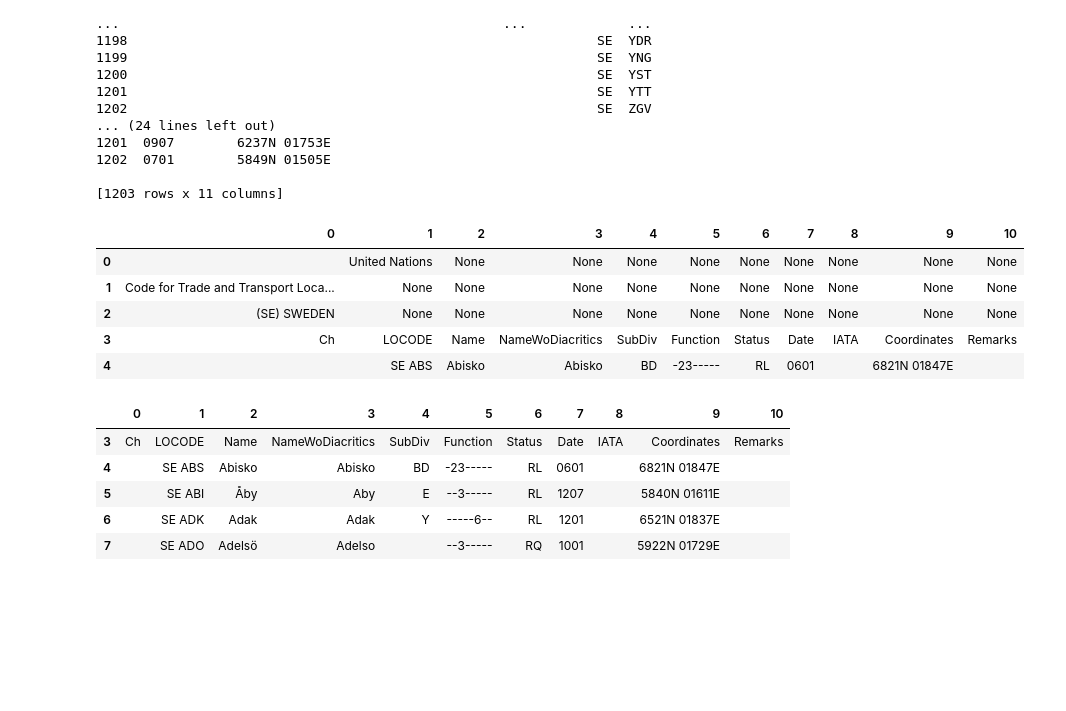
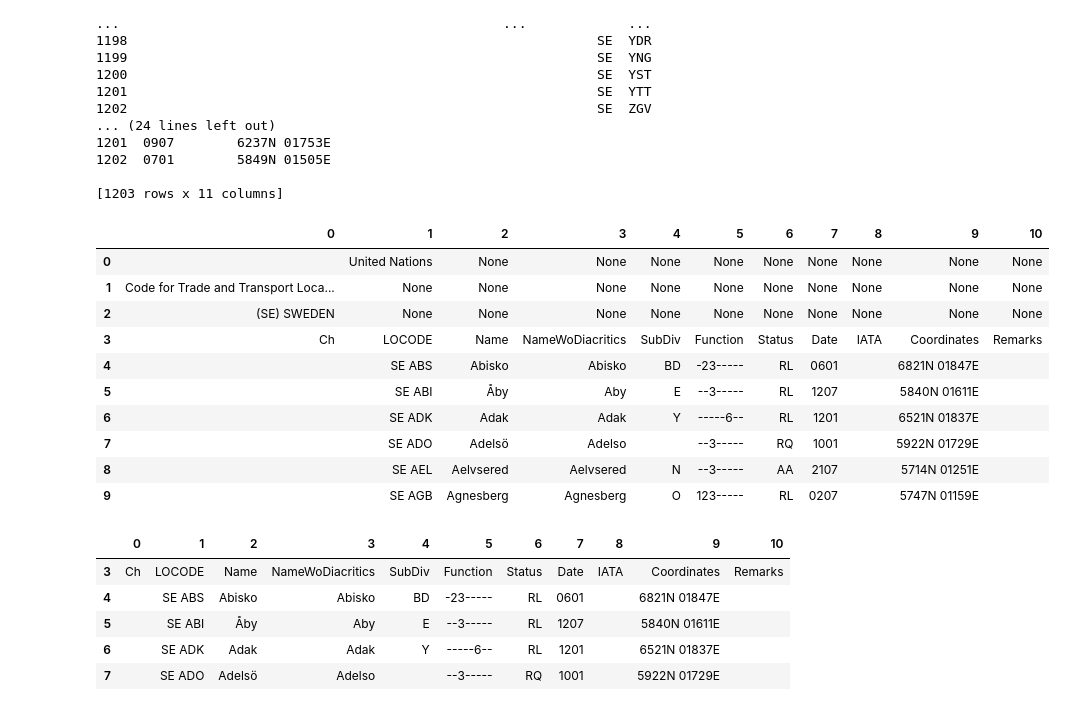
Before and after one commit to SCGlass/table_scraper, a Jupyter notebook: exploration/notebook.ipynb, the cells around one changed output. Saved outputs shown, nothing was run; the diff lists cells and outputs as text; code cells hidden in the pictures; blank space fills up the shorter version.

```diff
--- a/exploration/notebook.ipynb
+++ b/exploration/notebook.ipynb
@@ -45,14 +45,19 @@ print(df)
 
 [1203 rows x 11 columns]
 # %%
-df.head()
+df.head(10)
 # %% [output]
 |  | 0 | 1 | 2 | 3 | 4 | 5 | 6 | 7 | 8 | 9 | 10 |
 | 0 |  | United Nations | None | None | None | None | None | None | None | None | None |
 | 1 | Code for Trade and Transport Loca... | None | None | None | None | None | None | None | None | None | None |
 | 2 | (SE) SWEDEN | None | None | None | None | None | None | None | None | None | None |
 | 3 | Ch | LOCODE | Name | NameWoDiacritics | SubDiv | Function | Status | Date | IATA | Coordinates | Remarks |
 | 4 |  | SE ABS | Abisko | Abisko | BD | -23----- | RL | 0601 |  | 6821N 01847E |  |
+| 5 |  | SE ABI | Åby | Aby | E | --3----- | RL | 1207 |  | 5840N 01611E |  |
+| 6 |  | SE ADK | Adak | Adak | Y | -----6-- | RL | 1201 |  | 6521N 01837E |  |
+| 7 |  | SE ADO | Adelsö | Adelso |  | --3----- | RQ | 1001 |  | 5922N 01729E |  |
+| 8 |  | SE AEL | Aelvsered | Aelvsered | N | --3----- | AA | 2107 |  | 5714N 01251E |  |
+| 9 |  | SE AGB | Agnesberg | Agnesberg | O | 123----- | RL | 0207 |  | 5747N 01159E |  |
 # %%
 df = df.drop(df.index[:3], inplace=False)
 # %%
```
Also changed, not shown: 2 other files.
